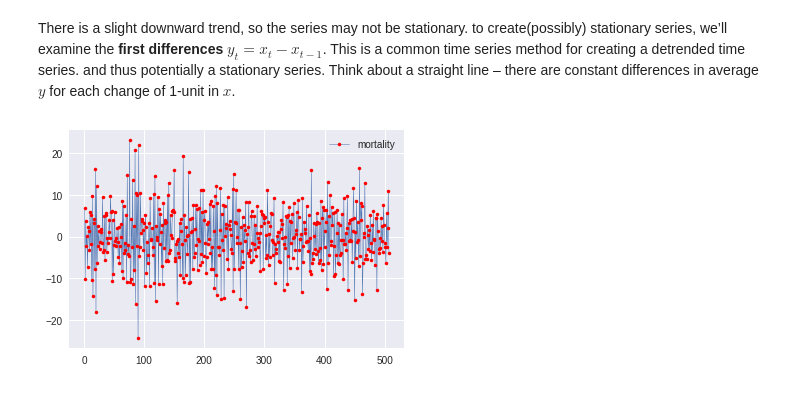
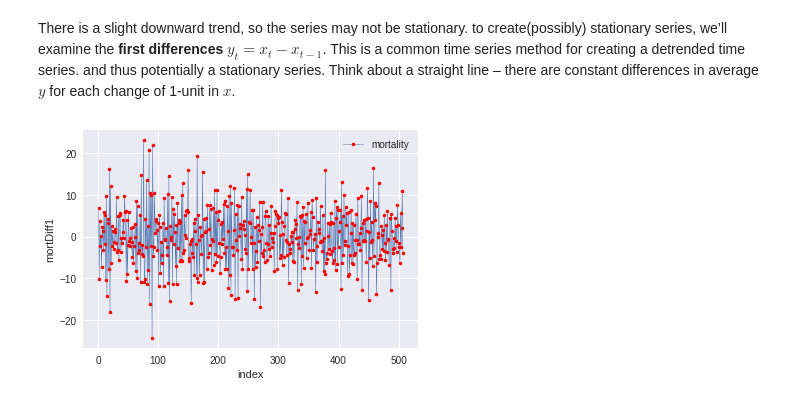
Before and after one commit to saurabh2086/timeSeriesAnalysis, a Jupyter notebook: Lesson 1- Time series basics.ipynb, the cells around one changed output. Saved outputs shown, nothing was run; the diff lists cells and outputs as text; code cells hidden in the pictures.

```diff
--- a/Lesson 1- Time series basics.ipynb
+++ b/Lesson 1- Time series basics.ipynb
@@ -395,6 +395,8 @@ plt.show()
 There is a slight downward trend, so the series may not be stationary. to create(possibly) stationary series, we’ll examine the **first differences** $y_{t} = x_{t} - x_{t-1}$. This is a common time series method for creating a detrended time series. and thus potentially a stationary series. Think about a straight line – there are constant differences in average $y$ for each change of 1-unit in $x$.
 # %%
 cardio.diff().plot(lw=0.5, marker='.', markerfacecolor='r', markeredgecolor='r')
+plt.ylabel("mortDiff1")
+plt.xlabel("index")
 plt.show()
 # %% [output]
-[figure, old version]
+[figure, new version]
```
